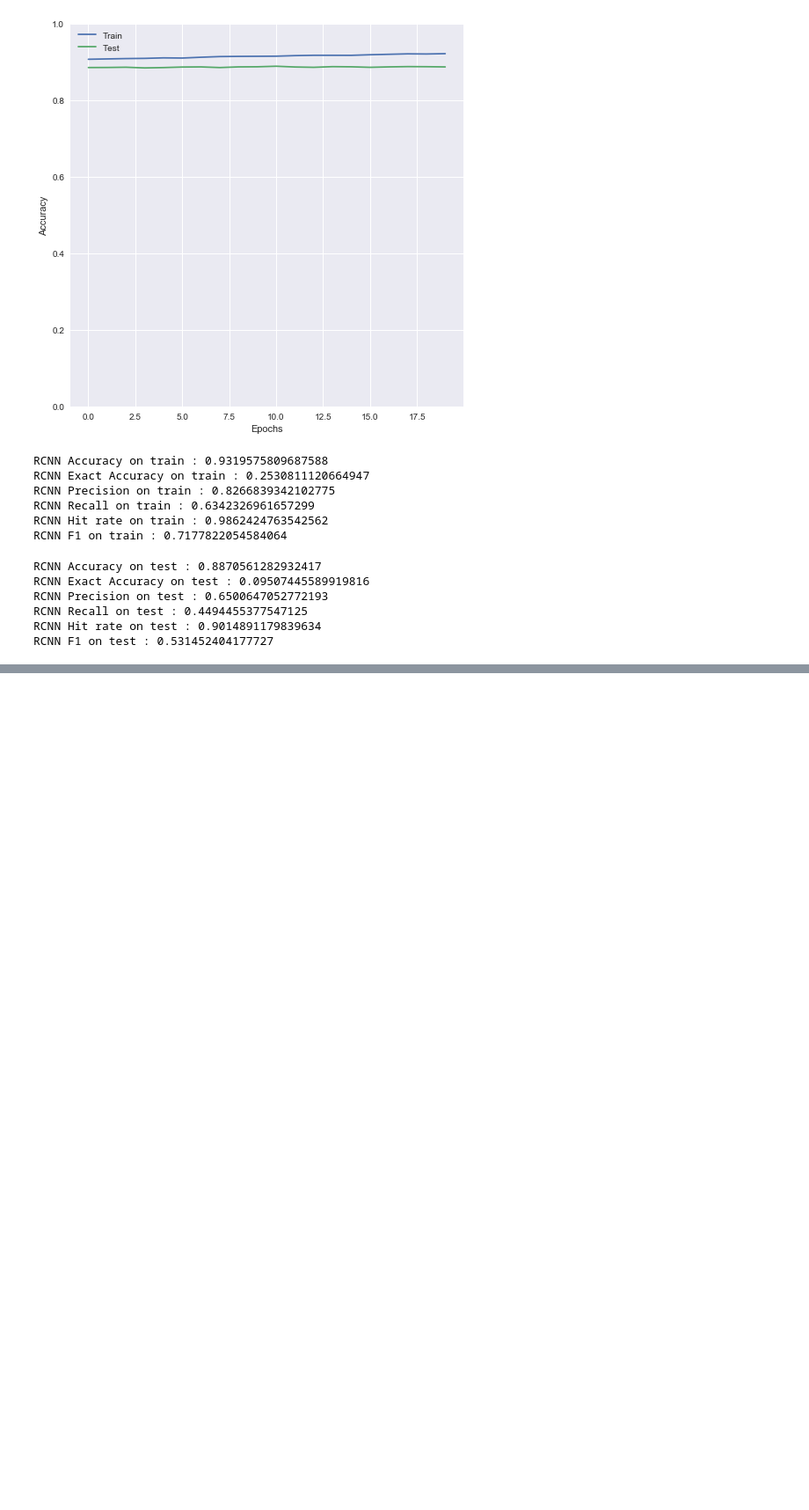
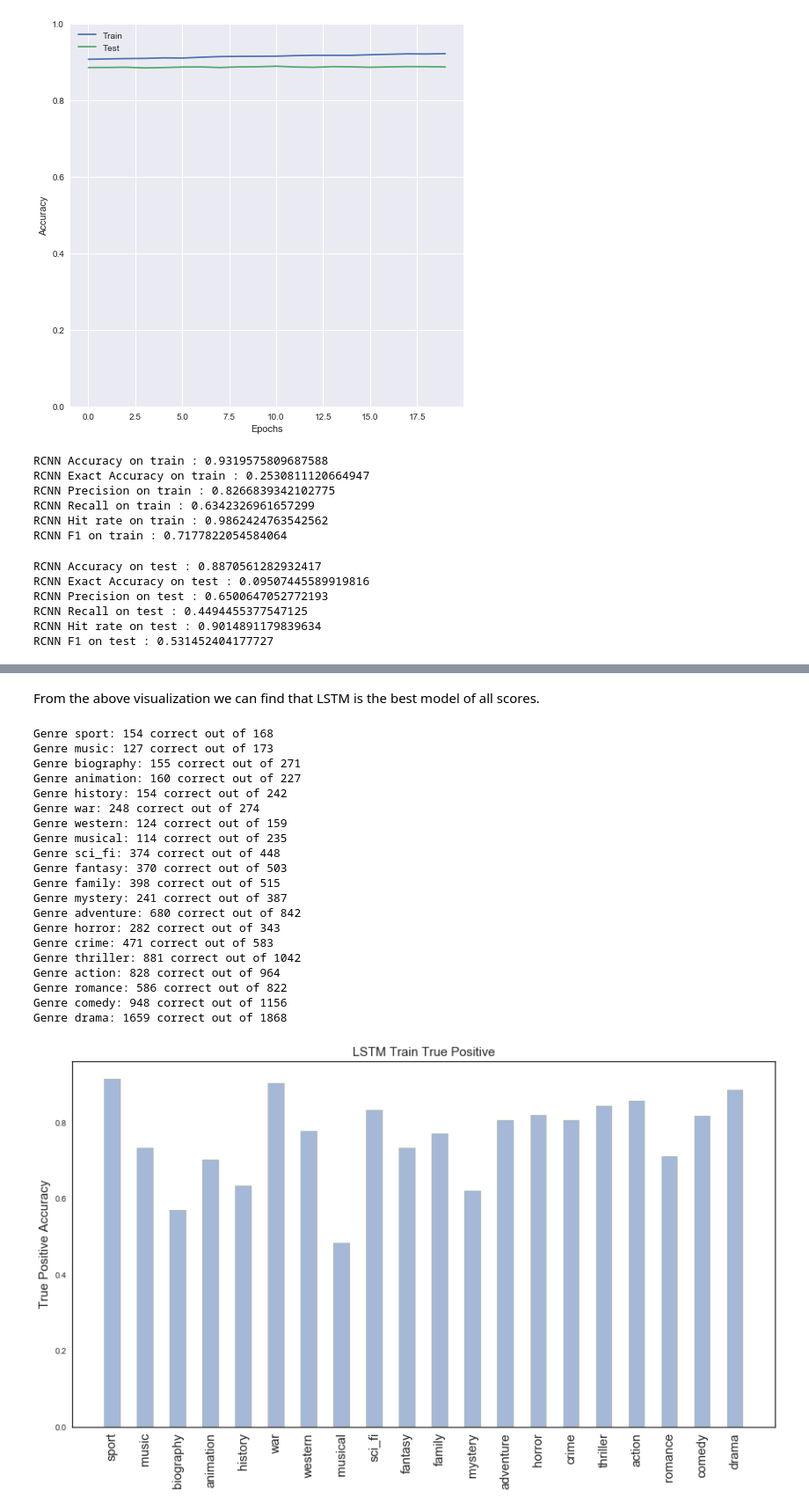
Before and after one commit to BoyuanSun930/cs209b-g6-movie, a Jupyter notebook: Glove.ipynb, the cells around one changed output, grey strips where cells are left out. Shown at 88% size. Cells and saved outputs as stored; diff of their text form; code cells hidden in the pictures; blank space fills up the shorter version.

```diff
--- a/Glove.ipynb
+++ b/Glove.ipynb
@@ -13,9 +13,9 @@ from sklearn.svm import SVC
 from sklearn.model_selection import train_test_split
 from sklearn.feature_extraction.text import CountVectorizer, TfidfVectorizer
 from sklearn.model_selection import GridSearchCV
-from sklearn import metrics
 from sklearn.multiclass import OneVsRestClassifier
 from sklearn.ensemble import RandomForestClassifier
+
 import string
 import ast
 import re
@@ -23,7 +23,7 @@ import warnings
 import pickle
 import matplotlib.pyplot as plt
 %matplotlib inline
-from meter import score, score_thres, plot_learning_curve
+from meter import *
 import seaborn as sns
 warnings.filterwarnings('ignore')
 
@@ -35,6 +35,8 @@ from keras.layers import Dense, Input, GlobalMaxPooling1D
 from keras.layers import Conv1D, MaxPooling1D, Embedding, Flatten, LSTM, Dropout, RNN
 from keras.models import Model, Sequential
 from keras.optimizers import SGD, RMSprop, Adam
+
+sns.set_style('white')
 # %% [markdown]
 ### Data Proprocessing
 # %%
@@ -670,0 +706,26 @@ RCNN F1 on test : 0.531452404177727
+# %% [markdown]
+From the above visualization we can find that LSTM is the best model of all scores.
+# %%
+genre_acc(y_train, lstm_pred_glove_train,'LSTM Train True Positive', is_neural_net = True)
+# %% [output]
+Genre sport: 154 correct out of 168
+Genre music: 127 correct out of 173
+Genre biography: 155 correct out of 271
+Genre animation: 160 correct out of 227
+Genre history: 154 correct out of 242
+Genre war: 248 correct out of 274
+Genre western: 124 correct out of 159
+Genre musical: 114 correct out of 235
+Genre sci_fi: 374 correct out of 448
+Genre fantasy: 370 correct out of 503
+Genre family: 398 correct out of 515
+Genre mystery: 241 correct out of 387
+Genre adventure: 680 correct out of 842
+Genre horror: 282 correct out of 343
+Genre crime: 471 correct out of 583
+Genre thriller: 881 correct out of 1042
+Genre action: 828 correct out of 964
+Genre romance: 586 correct out of 822
+Genre comedy: 948 correct out of 1156
+Genre drama: 1659 correct out of 1868
+[figure, added]
```
Also changed, not shown: parts of 18 cells of this notebook.
